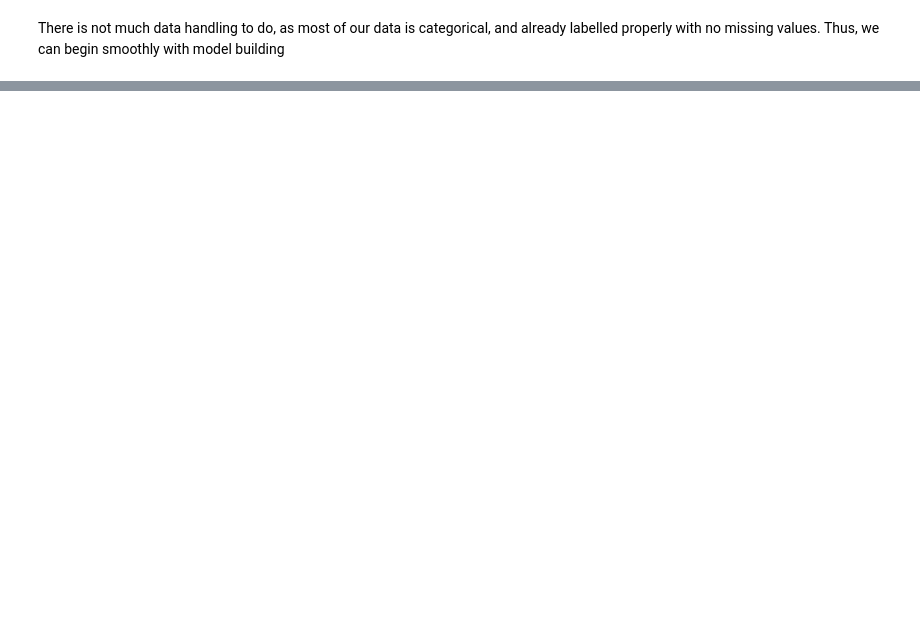
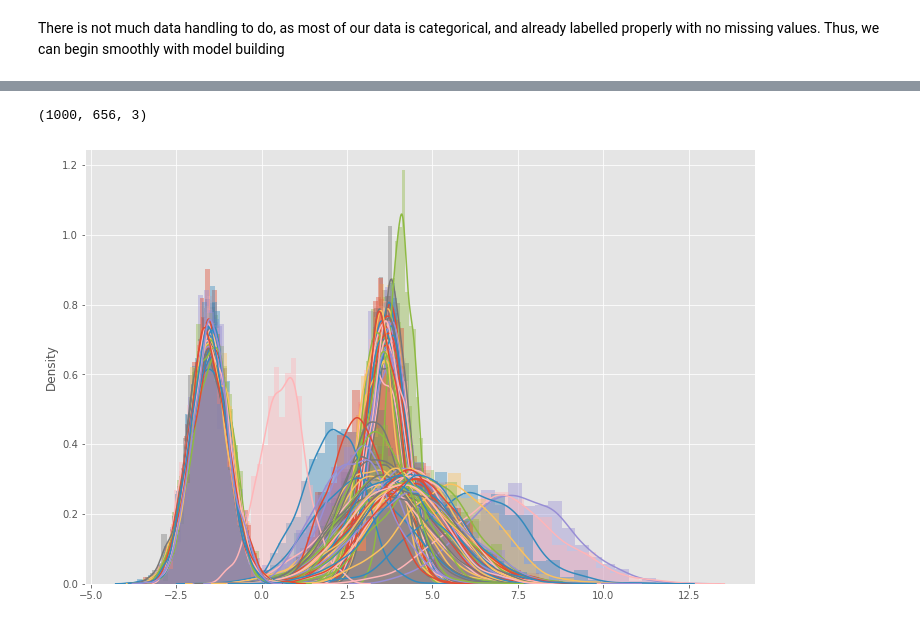
Before and after one commit to adamzenith/MBML-Project, a Jupyter notebook: notebook.ipynb, the cells around one changed output, grey strips where cells are left out. Drawn from its saved outputs; the diff is of its cells as text; code cells hidden in the pictures; blank space fills up the shorter version.

```diff
--- a/notebook.ipynb
+++ b/notebook.ipynb
@@ -172,0 +397,11 @@ Sample Sites:
+# %%
+print(beta_l_samples.shape)
+for d in range(3):
+    for c in range(50):
+        sns.distplot(beta_l_samples[:,c,d])
+#plt.legend(["beta_l[%d]" %
+#  c for c in range(3)])
+plt.show()
+# %% [output]
+(1000, 656, 3)
+[figure, added]
```
Also changed, not shown: parts of 19 cells of this notebook.
